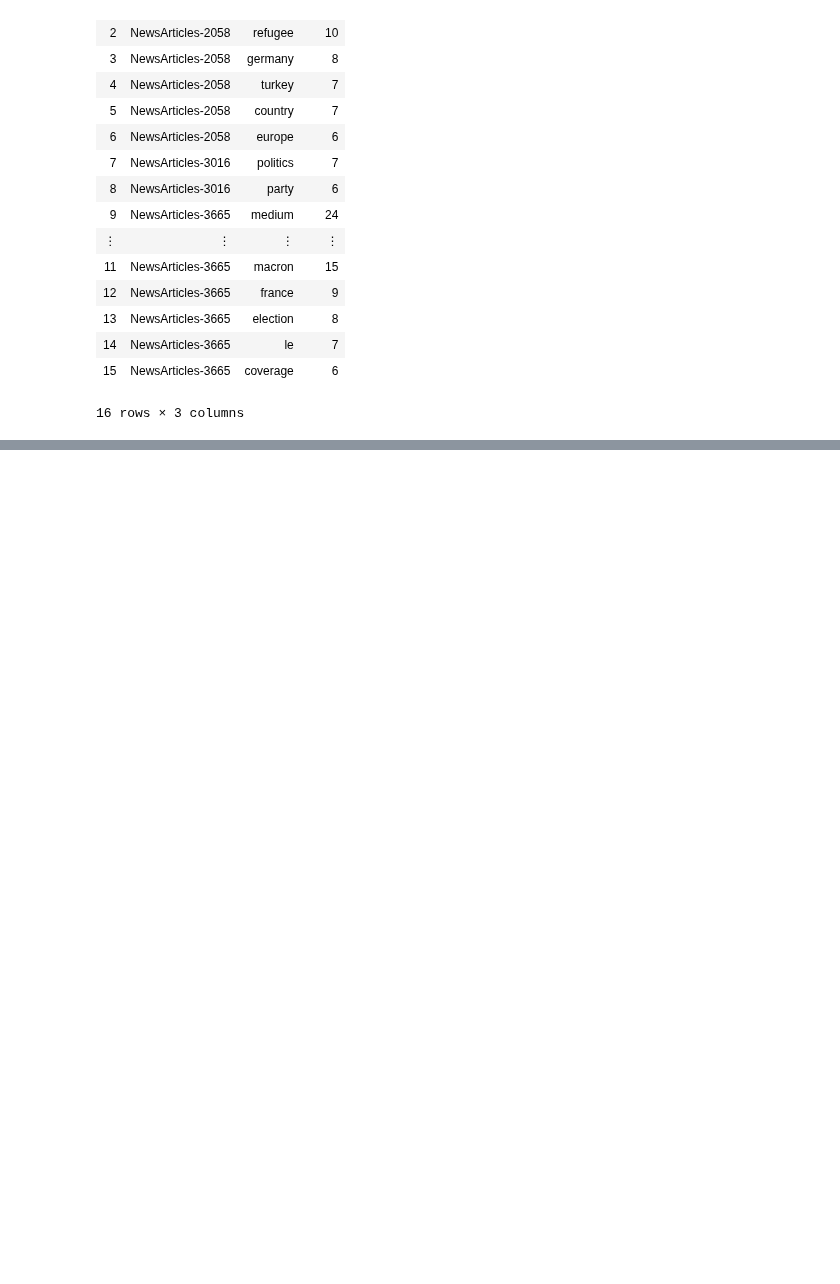
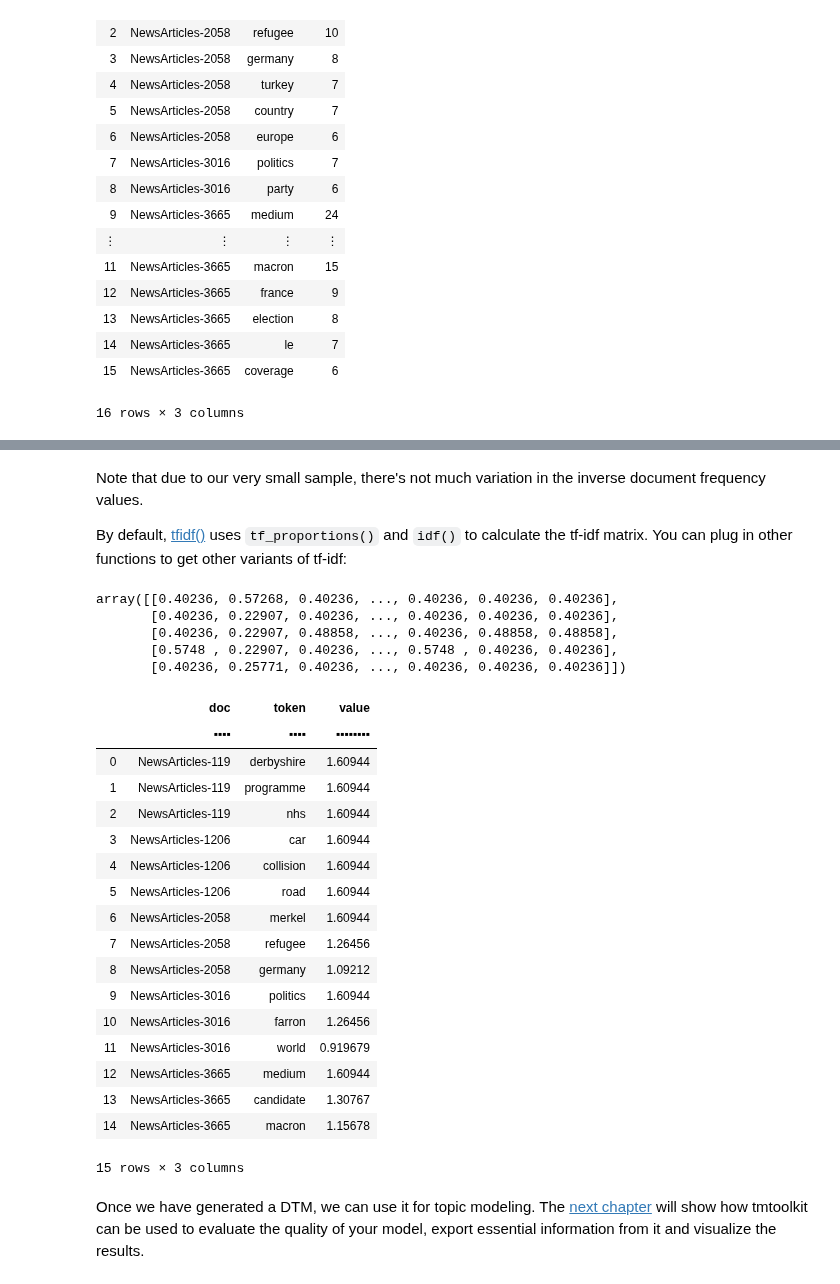
Before and after one commit to WZBSocialScienceCenter/tmtoolkit, a Jupyter notebook: doc/source/bow.ipynb, the cells around one changed output, grey strips where cells are left out. Cells and saved outputs as stored; diff of their text form; code cells hidden in the pictures; blank space fills up the shorter version.

```diff
--- a/doc/source/bow.ipynb
+++ b/doc/source/bow.ipynb
@@ -285,0 +398,40 @@ idf
+# %% [markdown]
+Note that due to our very small sample, there's not much variation in the inverse document frequency values.
+
+By default, [tfidf()](api.rst#tmtoolkit.bow.bow_stats.tfidf) uses `tf_proportions()` and `idf()` to calculate the tf-idf matrix. You can plug in other functions to get other variants of tf-idf:
+# %%
+from tmtoolkit.bow.bow_stats import tf_double_norm
+
+# we also set a "K" parameter for "tf_double_norm"
+tfidf_mat2 = tfidf(dtm, tf_func=tf_double_norm,
+                   idf_func=idf_probabilistic, K=0.25)
+tfidf_mat2
+# %% [output]
+array([[0.40236, 0.57268, 0.40236, ..., 0.40236, 0.40236, 0.40236],
+       [0.40236, 0.22907, 0.40236, ..., 0.40236, 0.40236, 0.40236],
+       [0.40236, 0.22907, 0.48858, ..., 0.40236, 0.48858, 0.48858],
+       [0.5748 , 0.22907, 0.40236, ..., 0.5748 , 0.40236, 0.40236],
+       [0.40236, 0.25771, 0.40236, ..., 0.40236, 0.40236, 0.40236]])
+# %%
+sorted_terms_data_table(tfidf_mat2, vocab, doc_labels, top_n=3)
+# %% [output]
+|  | doc | token | value |
+|  | ▪▪▪▪ | ▪▪▪▪ | ▪▪▪▪▪▪▪▪ |
+| 0 | NewsArticles-119 | derbyshire | 1.60944 |
+| 1 | NewsArticles-119 | programme | 1.60944 |
+| 2 | NewsArticles-119 | nhs | 1.60944 |
+| 3 | NewsArticles-1206 | car | 1.60944 |
+| 4 | NewsArticles-1206 | collision | 1.60944 |
+| 5 | NewsArticles-1206 | road | 1.60944 |
+| 6 | NewsArticles-2058 | merkel | 1.60944 |
+| 7 | NewsArticles-2058 | refugee | 1.26456 |
+| 8 | NewsArticles-2058 | germany | 1.09212 |
+| 9 | NewsArticles-3016 | politics | 1.60944 |
+| 10 | NewsArticles-3016 | farron | 1.26456 |
+| 11 | NewsArticles-3016 | world | 0.919679 |
+| 12 | NewsArticles-3665 | medium | 1.60944 |
+| 13 | NewsArticles-3665 | candidate | 1.30767 |
+| 14 | NewsArticles-3665 | macron | 1.15678 |
+15 rows × 3 columns
+# %% [markdown]
+Once we have generated a DTM, we can use it for topic modeling. The [next chapter](topic_modeling.ipynb) will show how tmtoolkit can be used to evaluate the quality of your model, export essential information from it and visualize the results.
```
Also changed, not shown: parts of 17 cells of this notebook, 3 other files.
